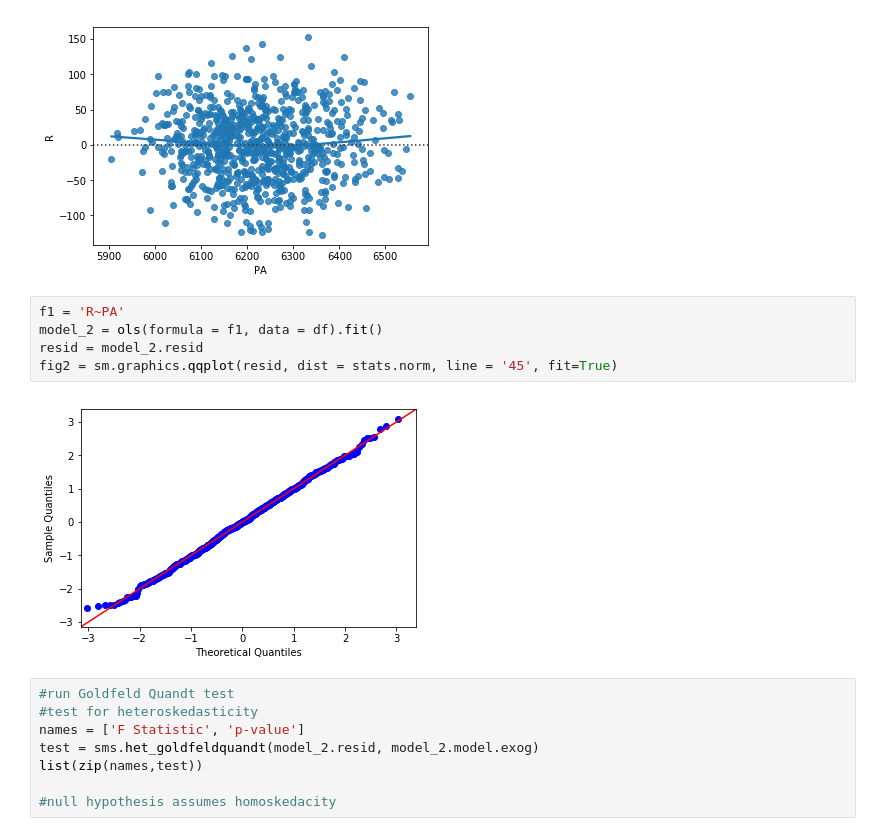
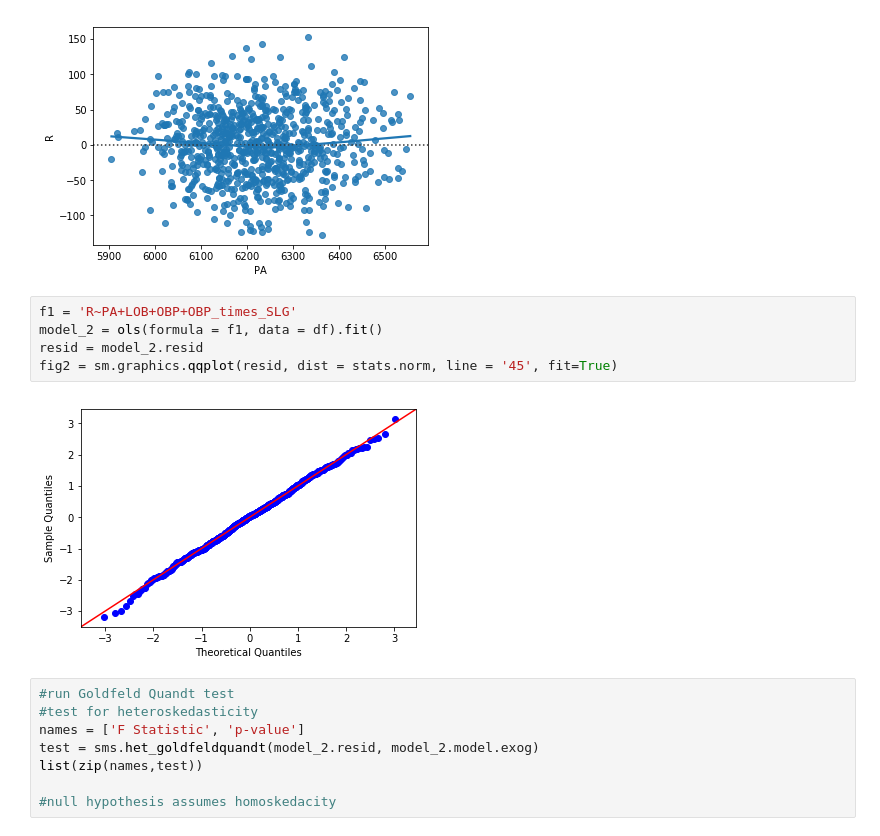
Before and after one commit to AustinKrause/mlb-runs-predictor, a Jupyter notebook: EDA_1.ipynb, the cells around one changed output. Cells and saved outputs as stored; diff of their text form.

```diff
--- a/EDA_1.ipynb
+++ b/EDA_1.ipynb
@@ -258,12 +253,12 @@ sns.residplot(df['PA'], df['R'], lowess = True)
 <matplotlib.axes._subplots.AxesSubplot at 0x...>
 [figure]
 # %%
-f1 = 'R~PA'
+f1 = 'R~PA+LOB+OBP+OBP_times_SLG'
 model_2 = ols(formula = f1, data = df).fit()
 resid = model_2.resid
 fig2 = sm.graphics.qqplot(resid, dist = stats.norm, line = '45', fit=True)
 # %% [output]
-[figure, old version]
+[figure, new version]
 # %%
 #run Goldfeld Quandt test
 #test for heteroskedasticity
```
Also changed, not shown: parts of 3 cells of this notebook.
